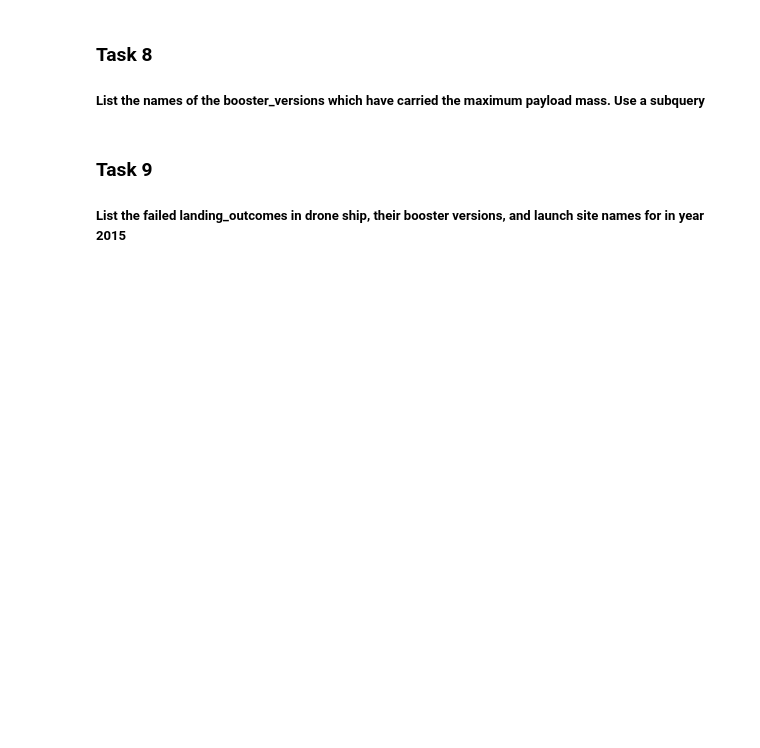
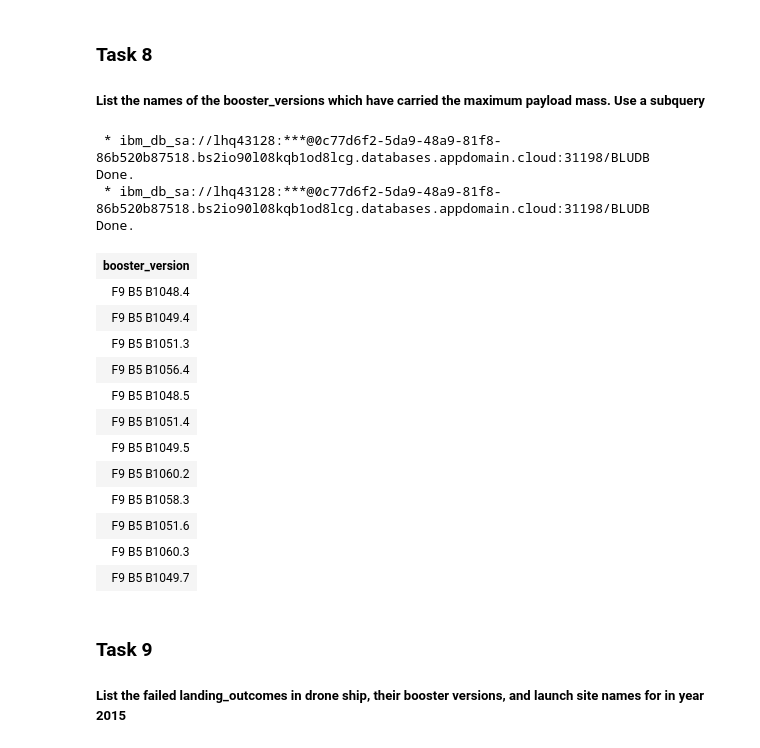
Before and after one commit to tpalenschat/Capstone, a Jupyter notebook: jupyter-labs-eda-sql-coursera.ipynb, the cells around one changed output. Saved outputs shown, nothing was run; the diff lists cells and outputs as text; code cells hidden in the pictures; blank space fills up the shorter version.

```diff
--- a/jupyter-labs-eda-sql-coursera.ipynb
+++ b/jupyter-labs-eda-sql-coursera.ipynb
@@ -177,6 +243,28 @@ Now write and execute SQL queries to solve the assignment tasks.
 ### Task 8
 
 ##### List the   names of the booster_versions which have carried the maximum payload mass. Use a subquery
+# %%
+maxm = %sql select max(payload_mass__kg_) from SPACEXDATASET
+maxv = maxm[0][0]
+%sql select booster_version from SPACEXDATASET where payload_mass__kg_=(select max(payload_mass__kg_) from SPACEXDATASET)
+# %% [output]
+ * ibm_db_sa://lhq43128:***@0c77d6f2-5da9-48a9-81f8-86b520b87518.bs2io90l08kqb1od8lcg.databases.appdomain.cloud:31198/BLUDB
+Done.
+ * ibm_db_sa://lhq43128:***@0c77d6f2-5da9-48a9-81f8-86b520b87518.bs2io90l08kqb1od8lcg.databases.appdomain.cloud:31198/BLUDB
+Done.
+| booster_version |
+| F9 B5 B1048.4 |
+| F9 B5 B1049.4 |
+| F9 B5 B1051.3 |
+| F9 B5 B1056.4 |
+| F9 B5 B1048.5 |
+| F9 B5 B1051.4 |
+| F9 B5 B1049.5 |
+| F9 B5 B1060.2 |
+| F9 B5 B1058.3 |
+| F9 B5 B1051.6 |
+| F9 B5 B1060.3 |
+| F9 B5 B1049.7 |
 # %% [markdown]
 ### Task 9
 
```
Also changed, not shown: parts of 14 cells of this notebook.
